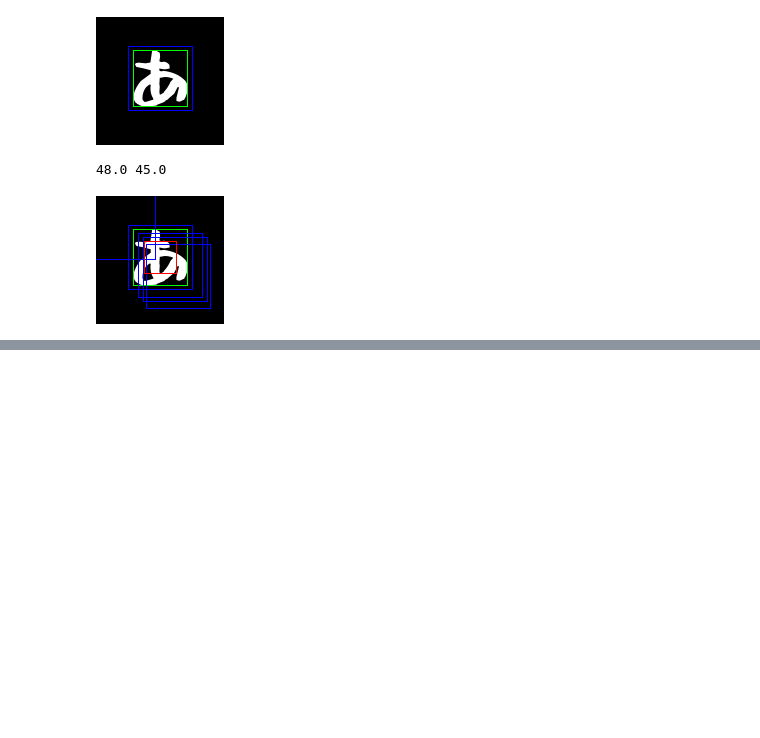
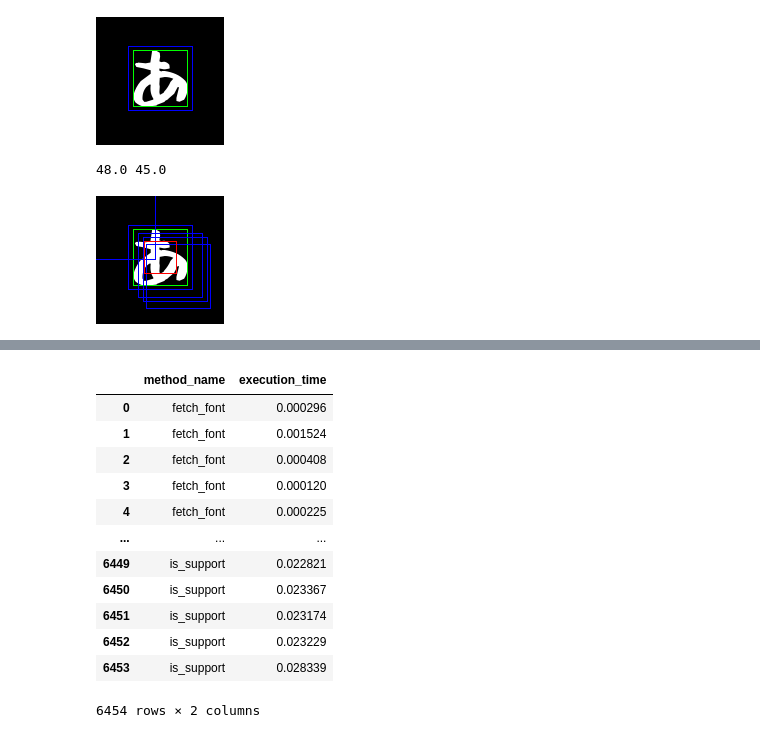
Before and after one commit to ichisadashioko/hiragana-recognition, a Jupyter notebook: note.ipynb, the cells around one changed output, grey strips where cells are left out. Saved outputs shown, nothing was run; the diff lists cells and outputs as text; code cells hidden in the pictures; blank space fills up the shorter version.

```diff
--- a/note.ipynb
+++ b/note.ipynb
@@ -187,0 +233,18 @@ pil_image
+# %%
+log = logs[-1]
+data = log.data
+data
+# %% [output]
+|  | method_name | execution_time |
+| 0 | fetch_font | 0.000296 |
+| 1 | fetch_font | 0.001524 |
+| 2 | fetch_font | 0.000408 |
+| 3 | fetch_font | 0.000120 |
+| 4 | fetch_font | 0.000225 |
+| ... | ... | ... |
+| 6449 | is_support | 0.022821 |
+| 6450 | is_support | 0.023367 |
+| 6451 | is_support | 0.023174 |
+| 6452 | is_support | 0.023229 |
+| 6453 | is_support | 0.028339 |
+6454 rows × 2 columns
```
Also changed, not shown: parts of 22 cells of this notebook, 5 other files.
